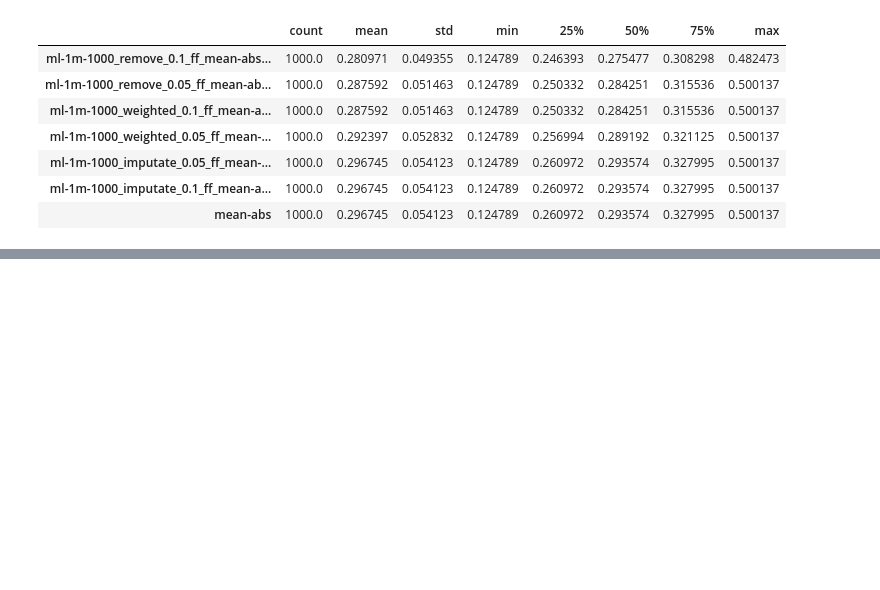
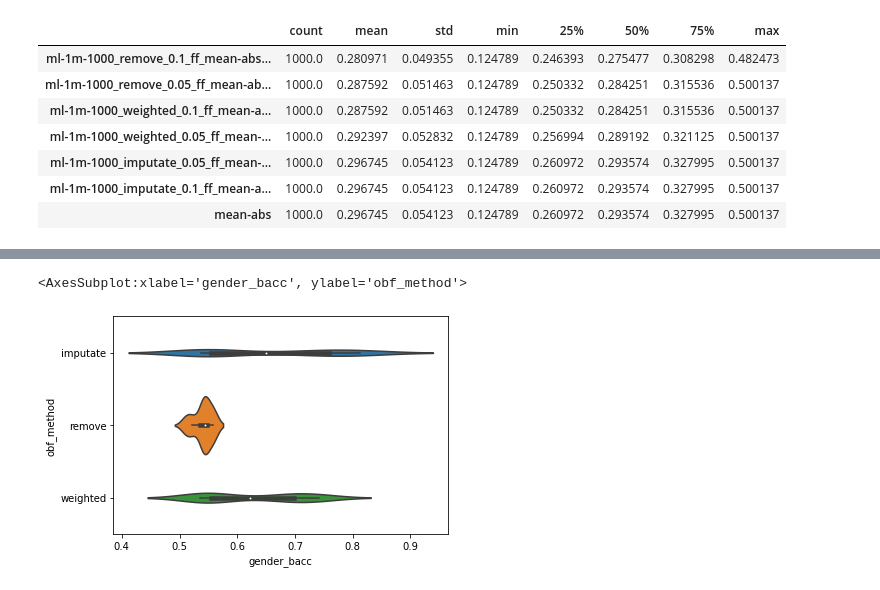
Before and after one commit to gescobedo/SBO, a Jupyter notebook: perturbation_analysis.ipynb, the cells around one changed output, grey strips where cells are left out. Cells and saved outputs as stored; diff of their text form; code cells hidden in the pictures; blank space fills up the shorter version.

```diff
--- a/perturbation_analysis.ipynb
+++ b/perturbation_analysis.ipynb
@@ -123,0 +143,5 @@ data_plot.describe().T.sort_values("mean")
+# %%
+sns.violinplot(lfm_results,x="gender_bacc", y="obf_method")
+# %% [output]
+<AxesSubplot:xlabel='gender_bacc', ylabel='obf_method'>
+[figure, added]
```
Also changed, not shown: parts of 9 cells of this notebook, 13 other files.
